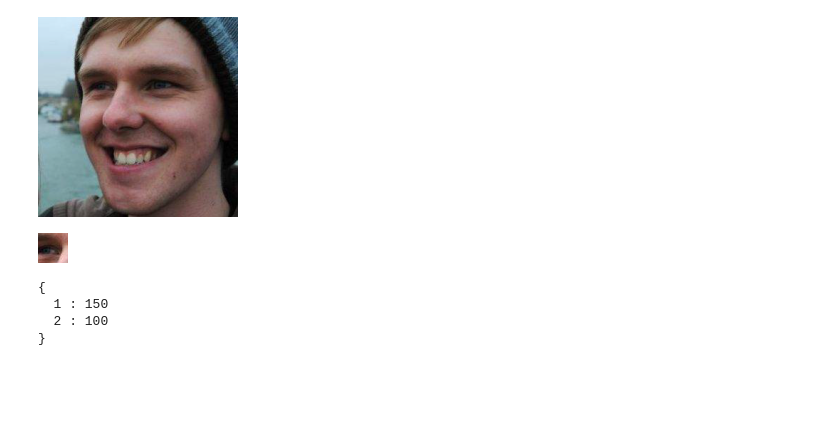
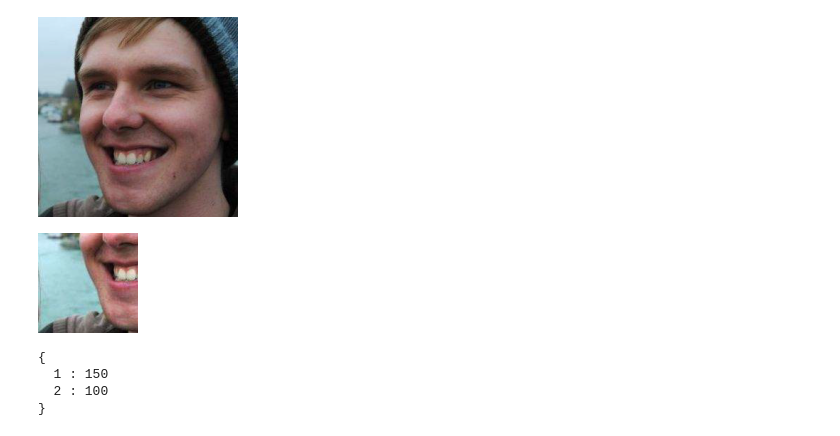
Before and after one commit to boerjames/leuko, a Jupyter notebook: itorch/test.ipynb, the cells around one changed output. Cells and saved outputs as stored; diff of their text form; code cells hidden in the pictures; blank space fills up the shorter version.

Commit message:
working on random variations

```diff
--- a/itorch/test.ipynb
+++ b/itorch/test.ipynb
@@ -5,23 +5,16 @@ function rotatePoint(radian, point, origin)
     local ry = math.sin(radian) * (point[1] - origin[1]) + math.cos(radian) * (point[2] - origin[2]) + origin[2]
     return rx, ry
 end
-function standard2torch(standard_point, d)
-    local torch_point = {}
-    torch_point[1] = d - standard_point[2]
-    torch_point[2] = standard_point[1]
-    return torch_point
+function standard2torch(point, height)
+    return {point[1], height - point[2]}
 end
-function torch2standard(torch_point, d)
-    local standard_point = {}
-    standard_point[1] = torch_point[2]
-    standard_point[2] = d - torch_point[1]
-    return standard_point
+function torch2standard(point, height)
+    return {point[1], height - point[2]}
 end
 # %%
 function randomTranslation(img, crop, variation)
-    local translation = (function() return math.random() - 0.5 end)
-    local x = crop[1] + variation * translation()
-    local y = crop[2] + variation * translation()
+    local x = crop[1] + variation * (math.random() - 0.5)
+    local y = crop[2] + variation * (math.random() - 0.5)
 
     local width = crop[3] - crop[1]
     local height = crop[4] - crop[2]
@@ -40,4 +33,7 @@ d = 200
 img = image.load('boer.jpeg')
 img = image.scale(img, d, d)
 
-crop = {50, 50, 80, 80}
+p1, p2 = {0, 100}, {100, 0}
+p3, p4 = standard2torch(p1, d), standard2torch(p2, d)
+print(p3, p4)
+crop = {p3[1], p3[2], p4[1], p4[2]}
@@ -44,8 +49,8 @@ crop = {50, 50, 80, 80}
 # %%
-itorch.image(img), itorch.image(randomTranslation(img, crop, 13))
+itorch.image(img), itorch.image(randomTranslation(img, crop, 0))
 # %% [output]
 [figure]
-[figure, old version]
+[figure, new version]
 # %%
 point_s = {100, 50}
 print(standard2torch(point_s, 200))
```
Also changed, not shown: parts of 1 cell of this notebook, 2 other files.
